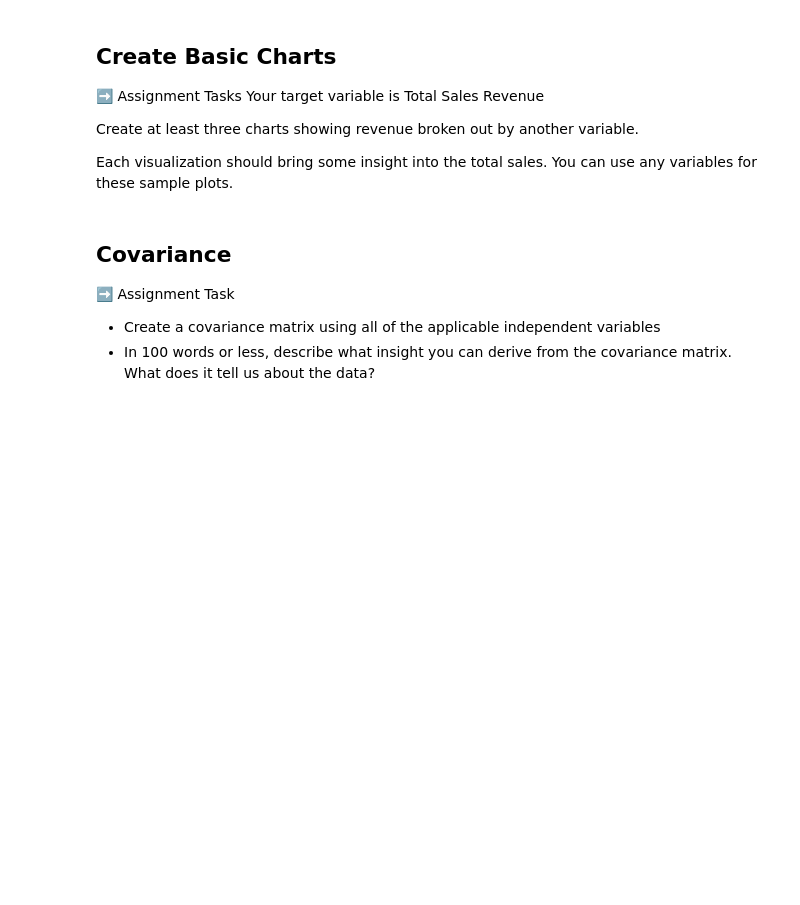
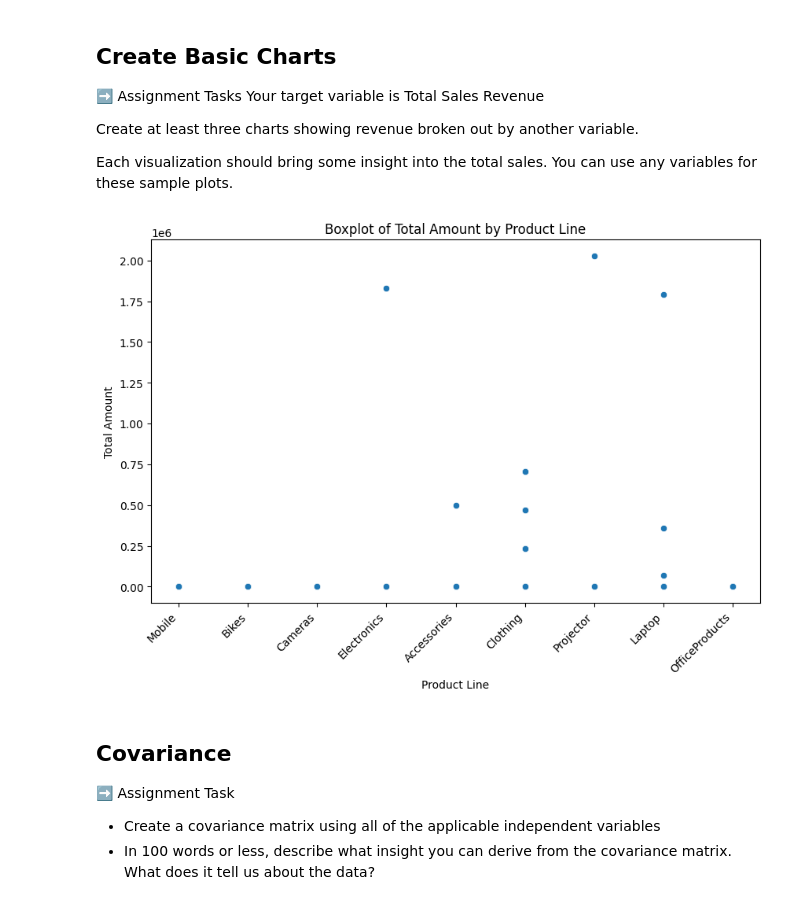
Before and after one commit to makenna-allen/IS-4487, a Jupyter notebook: Labs/Scripts/lab_06_retailer_eda.ipynb, the cells around one changed output. Drawn from its saved outputs; the diff is of its cells as text; code cells hidden in the pictures; blank space fills up the shorter version.

```diff
--- a/Labs/Scripts/lab_06_retailer_eda.ipynb
+++ b/Labs/Scripts/lab_06_retailer_eda.ipynb
@@ -52,3 +79,9 @@ PRODUCT VARIABLES:
 - Check for outliers.   Remove any outliers that appear to be mistakes
 - Remove rows with empty (NULL) values
 - Create a total_amount variable, based on the product price and quantity
+# %%
+df['order_year'] = pd.to_datetime(df['order_year_month'].astype(str), format='%Y-%m', errors='coerce')
+df.dropna(subset=['order_year_month'], inplace=True)
+df['order_year'] = df['order_year'].dt.year
+df.dropna(subset=['order_year'], inplace=True)
+print(df)
@@ -54,0 +151,5 @@ PRODUCT VARIABLES:
+# %%
+categorical_cols = ['order_type', 'customer_name', 'city', 'state_province', 'email', 'product_name', 'product_line', 'product_status']
+for col in categorical_cols:
+    if col in df.columns:  # Check if the column exists in the DataFrame
+        df[col] = df[col].astype('category')
@@ -54,0 +162,6 @@ PRODUCT VARIABLES:
+# %%
+df = df.dropna(axis=1)
+# %%
+df['total_amount'] = df['product_price'] * df['quantity']
+df.dropna(inplace=True)
+print(df)
@@ -66,3 +195,14 @@ Each visualization should bring some insight into the total sales. You can use a
+# %%
+plt.figure(figsize=(10, 6))
+sns.scatterplot(x='product_line', y='total_amount', data=df)
+plt.title('Boxplot of Total Amount by Product Line')
+plt.xlabel('Product Line')
+plt.ylabel('Total Amount')
+plt.xticks(rotation=45, ha='right') # Rotate x-axis labels for better readability
+ # Adjust layout to prevent labels from overlapping
+plt.show()
+# %% [output]
+[figure, added]
 # %%
 #chart 2
 # %%
```
Also changed, not shown: parts of 8 cells of this notebook.
